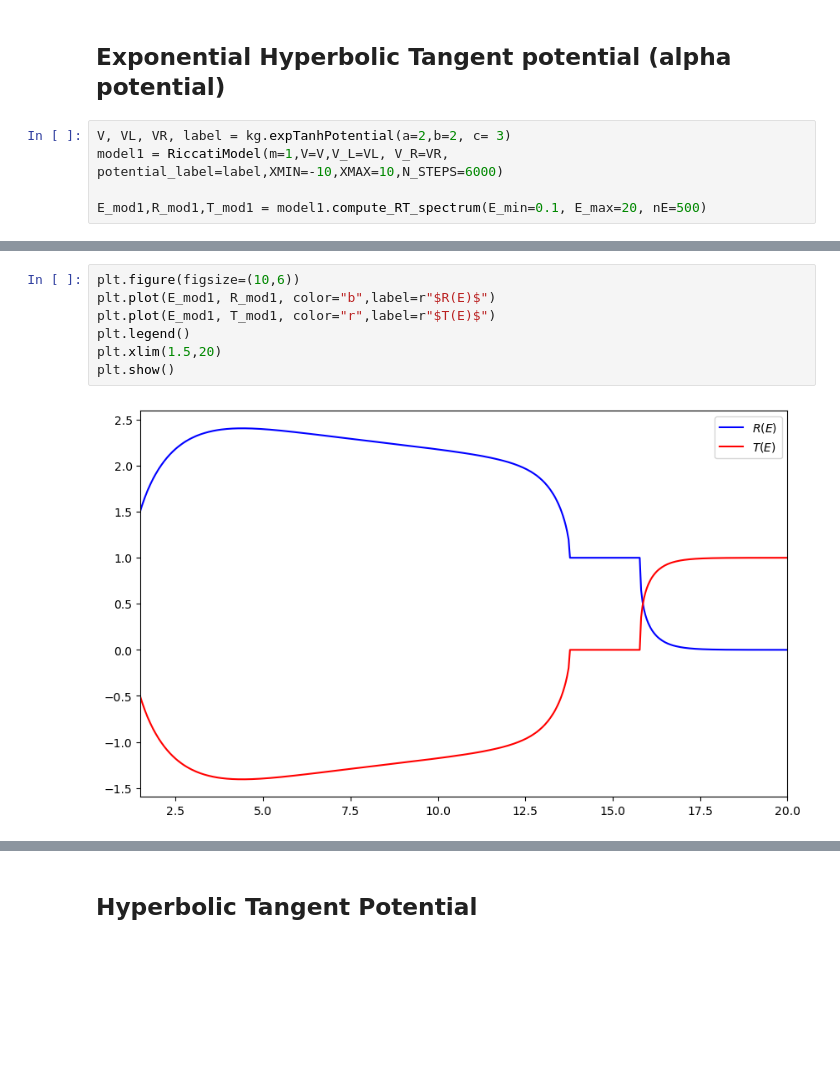
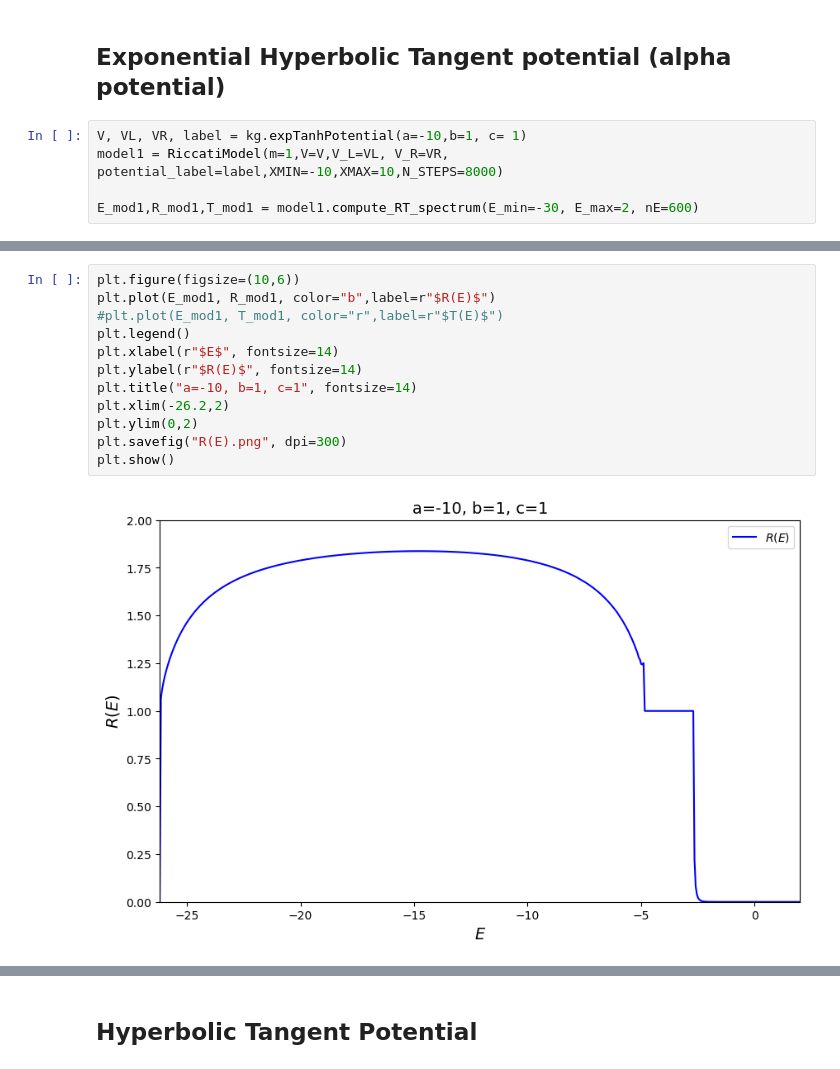
Before and after one commit to AnyelTars/RelativisticQuantumMechanics, a Jupyter notebook: KGsolver/notebooks/examples.ipynb, the cells around one changed output, grey strips where cells are left out. Drawn from its saved outputs; the diff is of its cells as text; blank space fills up the shorter version.

```diff
--- a/KGsolver/notebooks/examples.ipynb
+++ b/KGsolver/notebooks/examples.ipynb
@@ -8,7 +10,7 @@ import KGsolver as kg
 # %% [markdown]
 ## Exponential Hyperbolic Tangent potential (alpha potential)
 # %%
-V, VL, VR, label = kg.expTanhPotential(a=2,b=2, c= 3)
-model1 = RiccatiModel(m=1,V=V,V_L=VL, V_R=VR, potential_label=label,XMIN=-10,XMAX=10,N_STEPS=6000)
+V, VL, VR, label = kg.expTanhPotential(a=-10,b=1, c= 1)
+model1 = RiccatiModel(m=1,V=V,V_L=VL, V_R=VR, potential_label=label,XMIN=-10,XMAX=10,N_STEPS=8000)
 
-E_mod1,R_mod1,T_mod1 = model1.compute_RT_spectrum(E_min=0.1, E_max=20, nE=500)
+E_mod1,R_mod1,T_mod1 = model1.compute_RT_spectrum(E_min=-30, E_max=2, nE=600)
@@ -15,9 +22,14 @@ E_mod1,R_mod1,T_mod1 = model1.compute_RT_spectrum(E_min=0.1, E_max=20, nE=500)
 # %%
 plt.figure(figsize=(10,6))
 plt.plot(E_mod1, R_mod1, color="b",label=r"$R(E)$")
-plt.plot(E_mod1, T_mod1, color="r",label=r"$T(E)$")
+#plt.plot(E_mod1, T_mod1, color="r",label=r"$T(E)$")
 plt.legend()
-plt.xlim(1.5,20)
+plt.xlabel(r"$E$", fontsize=14)
+plt.ylabel(r"$R(E)$", fontsize=14)
+plt.title("a=-10, b=1, c=1", fontsize=14)
+plt.xlim(-26.2,2)
+plt.ylim(0,2)
+plt.savefig("R(E).png", dpi=300)
 plt.show()
 # %% [output]
-[figure, old version]
+[figure, new version]
```
Also changed, not shown: parts of 9 cells of this notebook.
